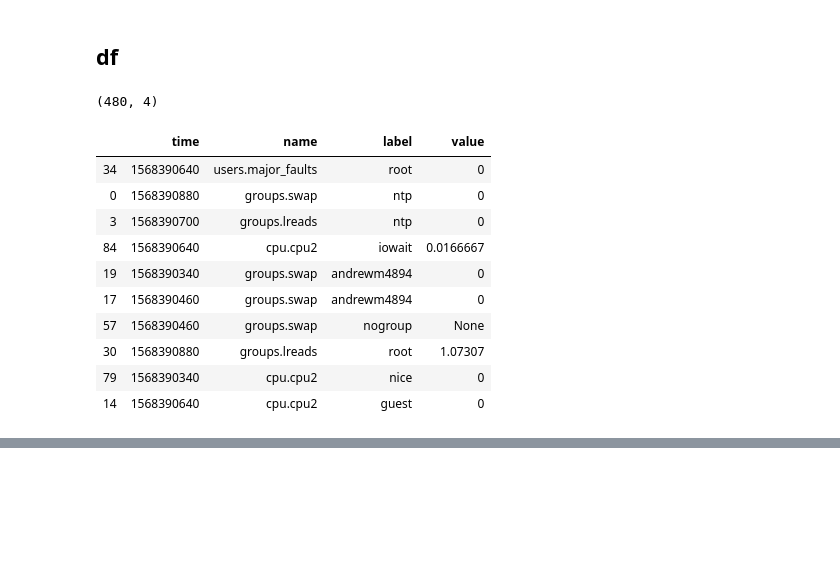
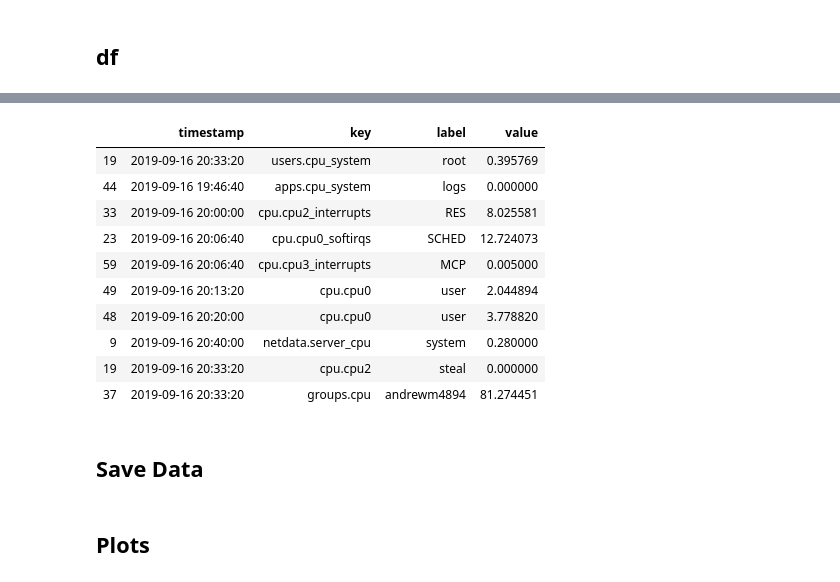
Before and after one commit to andrewm4894/netdata-learn, a Jupyter notebook: notebooks/netdata_dev.ipynb, the cells around one changed output, grey strips where cells are left out. Saved outputs shown, nothing was run; the diff lists cells and outputs as text; code cells hidden in the pictures; blank space fills up the shorter version.

```diff
--- a/notebooks/netdata_dev.ipynb
+++ b/notebooks/netdata_dev.ipynb
@@ -40,20 +32,13 @@ df_allmetrics.sample(10)
 # %% [markdown]
 ## df
-# %%
-n_metrics = 10
-df = get_metrics(df_allmetrics['name'].sample(n_metrics).values)
-print(df.shape)
-df.sample(10)
-# %% [output]
-(480, 4)
-|  | time | name | label | value |
-| 34 | 1568390640 | users.major_faults | root | 0 |
-| 0 | 1568390880 | groups.swap | ntp | 0 |
-| 3 | 1568390700 | groups.lreads | ntp | 0 |
-| 84 | 1568390640 | cpu.cpu2 | iowait | 0.0166667 |
-| 19 | 1568390340 | groups.swap | andrewm4894 | 0 |
-| 17 | 1568390460 | groups.swap | andrewm4894 | 0 |
-| 57 | 1568390460 | groups.swap | nogroup | None |
-| 30 | 1568390880 | groups.lreads | root | 1.07307 |
-| 79 | 1568390340 | cpu.cpu2 | nice | 0 |
-| 14 | 1568390640 | cpu.cpu2 | guest | 0 |
+# %%
+n_metrics = 10
+mins_lag = 60*4
+#metrics_list = np.random.choice(df_allmetrics['name'].unique(),n_metrics,replace=False).tolist()
+metrics_list = [metric for metric in df_allmetrics['name'].unique() if 'cpu' in metric]
+#metrics_list ['users.cpu']
+df = get_metrics(metrics_list,after=-(60*mins_lag),before=0)
+print(df['timestamp'].min(),df['timestamp'].max())
+print(df.shape)
+df.sample(10)
+# %% [output]
@@ -59,0 +47,13 @@ df.sample(10)
+|  | timestamp | key | label | value |
+| 19 | 2019-09-16 20:33:20 | users.cpu_system | root | 0.395769 |
+| 44 | 2019-09-16 19:46:40 | apps.cpu_system | logs | 0.000000 |
+| 33 | 2019-09-16 20:00:00 | cpu.cpu2_interrupts | RES | 8.025581 |
+| 23 | 2019-09-16 20:06:40 | cpu.cpu0_softirqs | SCHED | 12.724073 |
+| 59 | 2019-09-16 20:06:40 | cpu.cpu3_interrupts | MCP | 0.005000 |
+| 49 | 2019-09-16 20:13:20 | cpu.cpu0 | user | 2.044894 |
+| 48 | 2019-09-16 20:20:00 | cpu.cpu0 | user | 3.778820 |
+| 9 | 2019-09-16 20:40:00 | netdata.server_cpu | system | 0.280000 |
+| 19 | 2019-09-16 20:33:20 | cpu.cpu2 | steal | 0.000000 |
+| 37 | 2019-09-16 20:33:20 | groups.cpu | andrewm4894 | 81.274451 |
+# %% [markdown]
+## Save Data
@@ -60 +63,3 @@ df.sample(10)
+# %% [markdown]
+## Plots
 # %%
```
Also changed, not shown: parts of 5 cells of this notebook, 6 other files.
